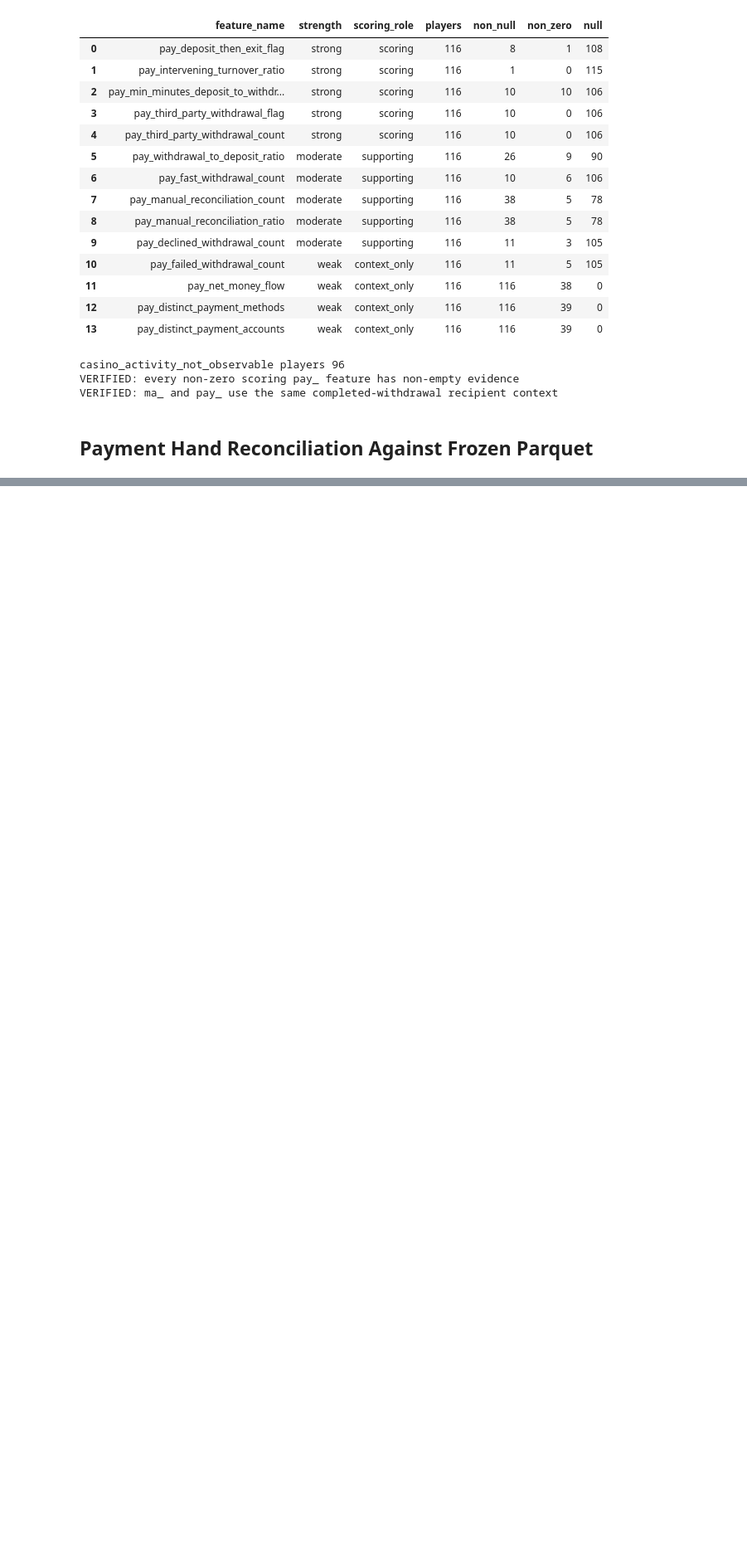
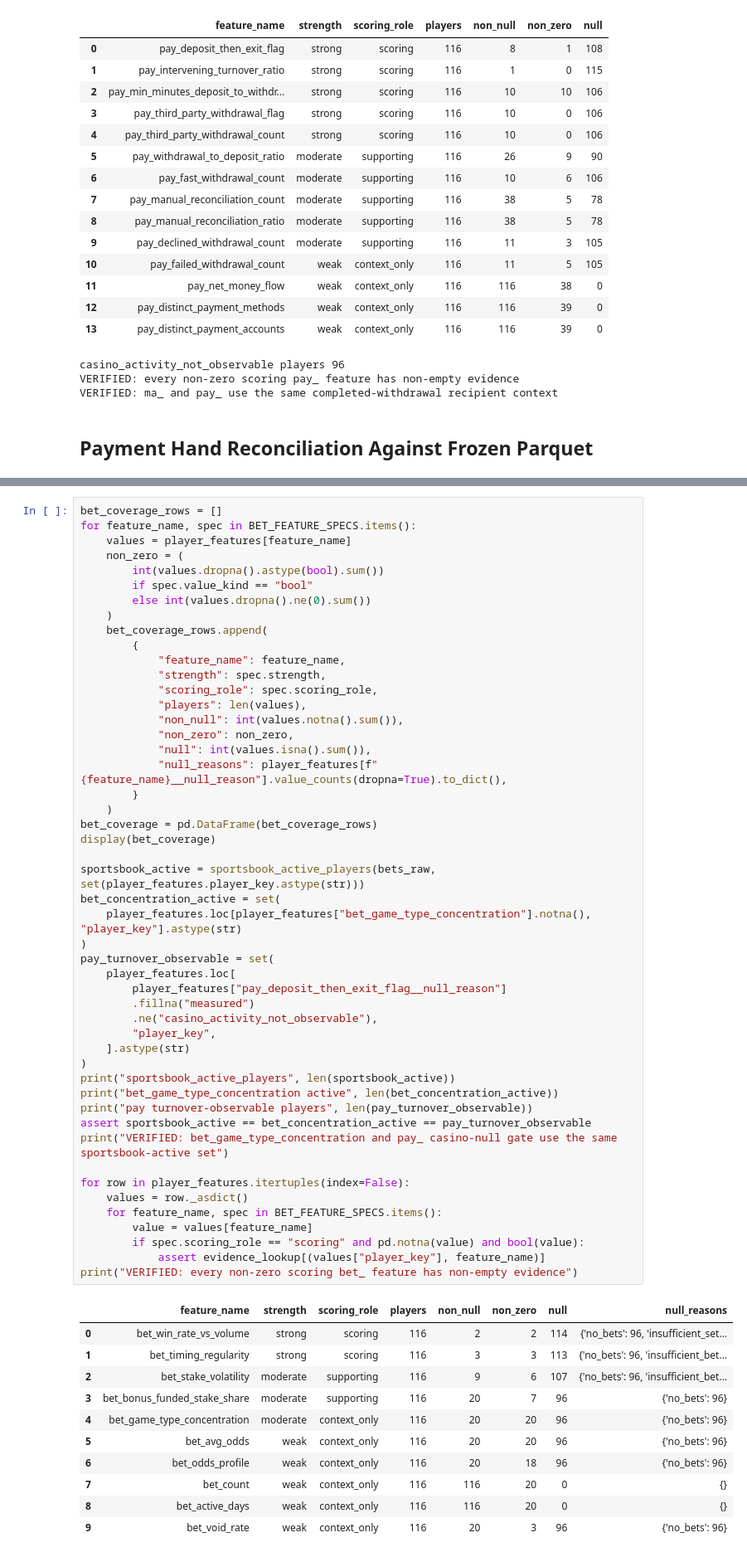
Before and after one commit to AyushDubeyaquagaming/Fraud-Detection-FS-Book, a Jupyter notebook: notebooks/03_features.ipynb, the cells around one changed output, grey strips where cells are left out. Shown at 83% size. Drawn from its saved outputs; the diff is of its cells as text; blank space fills up the shorter version.

```diff
--- a/notebooks/03_features.ipynb
+++ b/notebooks/03_features.ipynb
@@ -485,0 +491,61 @@ pay_picked_players ['6a2f98f60731c9a7d6634114', '6a0eac6b174ad3c431d9e988', '6a2
+# %%
+bet_coverage_rows = []
+for feature_name, spec in BET_FEATURE_SPECS.items():
+    values = player_features[feature_name]
+    non_zero = (
+        int(values.dropna().astype(bool).sum())
+        if spec.value_kind == "bool"
+        else int(values.dropna().ne(0).sum())
+    )
+    bet_coverage_rows.append(
+        {
+            "feature_name": feature_name,
+            "strength": spec.strength,
+            "scoring_role": spec.scoring_role,
+            "players": len(values),
+            "non_null": int(values.notna().sum()),
+            "non_zero": non_zero,
+            "null": int(values.isna().sum()),
+            "null_reasons": player_features[f"{feature_name}__null_reason"].value_counts(dropna=True).to_dict(),
+        }
+    )
+bet_coverage = pd.DataFrame(bet_coverage_rows)
+display(bet_coverage)
+
+sportsbook_active = sportsbook_active_players(bets_raw, set(player_features.player_key.astype(str)))
+bet_concentration_active = set(
+    player_features.loc[player_features["bet_game_type_concentration"].notna(), "player_key"].astype(str)
+)
+pay_turnover_observable = set(
+    player_features.loc[
+        player_features["pay_deposit_then_exit_flag__null_reason"]
+        .fillna("measured")
+        .ne("casino_activity_not_observable"),
+        "player_key",
+    ].astype(str)
+)
+print("sportsbook_active_players", len(sportsbook_active))
+print("bet_game_type_concentration active", len(bet_concentration_active))
+print("pay turnover-observable players", len(pay_turnover_observable))
+assert sportsbook_active == bet_concentration_active == pay_turnover_observable
+print("VERIFIED: bet_game_type_concentration and pay_ casino-null gate use the same sportsbook-active set")
+
+for row in player_features.itertuples(index=False):
+    values = row._asdict()
+    for feature_name, spec in BET_FEATURE_SPECS.items():
+        value = values[feature_name]
+        if spec.scoring_role == "scoring" and pd.notna(value) and bool(value):
+            assert evidence_lookup[(values["player_key"], feature_name)]
+print("VERIFIED: every non-zero scoring bet_ feature has non-empty evidence")
+# %% [output]
+|  | feature_name | strength | scoring_role | players | non_null | non_zero | null | null_reasons |
+| 0 | bet_win_rate_vs_volume | strong | scoring | 116 | 2 | 2 | 114 | {'no_bets': 96, 'insufficient_set... |
+| 1 | bet_timing_regularity | strong | scoring | 116 | 3 | 3 | 113 | {'no_bets': 96, 'insufficient_bet... |
+| 2 | bet_stake_volatility | moderate | supporting | 116 | 9 | 6 | 107 | {'no_bets': 96, 'insufficient_bet... |
+| 3 | bet_bonus_funded_stake_share | moderate | supporting | 116 | 20 | 7 | 96 | {'no_bets': 96} |
+| 4 | bet_game_type_concentration | moderate | context_only | 116 | 20 | 20 | 96 | {'no_bets': 96} |
+| 5 | bet_avg_odds | weak | context_only | 116 | 20 | 20 | 96 | {'no_bets': 96} |
+| 6 | bet_odds_profile | weak | context_only | 116 | 20 | 18 | 96 | {'no_bets': 96} |
+| 7 | bet_count | weak | context_only | 116 | 116 | 20 | 0 | {} |
+| 8 | bet_active_days | weak | context_only | 116 | 116 | 20 | 0 | {} |
+| 9 | bet_void_rate | weak | context_only | 116 | 20 | 3 | 96 | {'no_bets': 96} |
```
Also changed, not shown: parts of 11 cells of this notebook, 7 other files.
